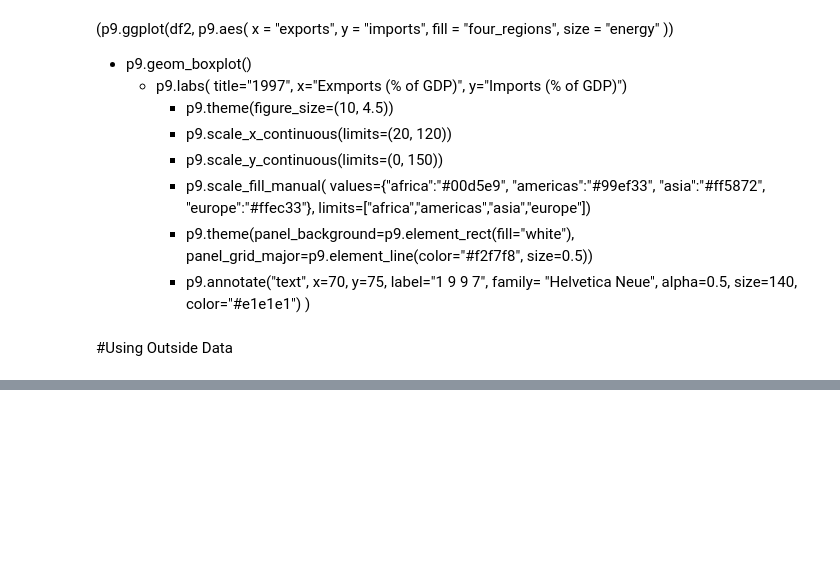
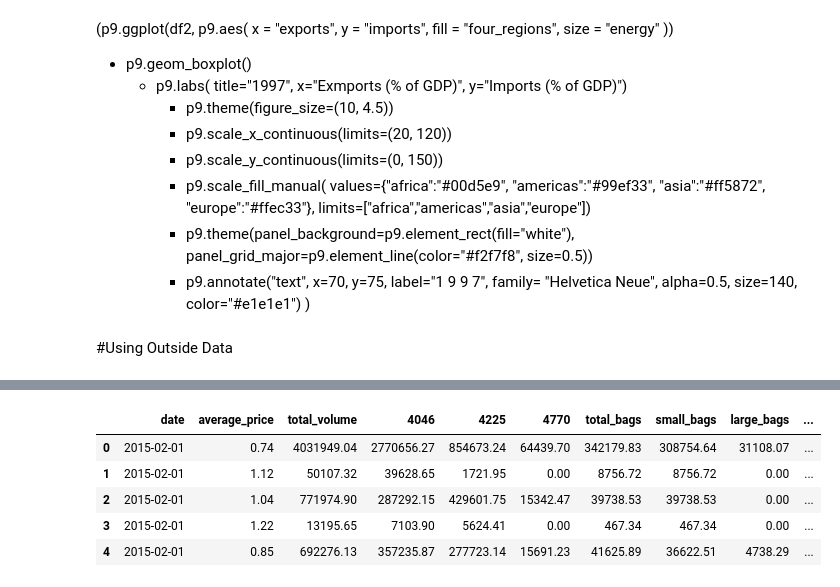
Before and after one commit to PharaohPooh/GSB_544, a Jupyter notebook: Week_2/Lab_2_Avocado_Prices/Lab_2_Avocado_Prices.ipynb, the cells around one changed output, grey strips where cells are left out. Cells and saved outputs as stored; diff of their text form; code cells hidden in the pictures; blank space fills up the shorter version.

```diff
--- a/Week_2/Lab_2_Avocado_Prices/Lab_2_Avocado_Prices.ipynb
+++ b/Week_2/Lab_2_Avocado_Prices/Lab_2_Avocado_Prices.ipynb
@@ -256,0 +259,4 @@ p9.aes(
+# %%
+#Import the data and Pivot wide to long
+df_home_prices = pd.read_csv("med_sale_price.csv")
+df_home_prices.head()
@@ -256,0 +270,3 @@ p9.aes(
+# %%
+long_home_prices = df_home_prices.melt(id_vars=['city'], var_name='month_year', value_name='median_sale_price')
+long_home_prices.head()
@@ -256,0 +316,11 @@ p9.aes(
+# %%
+#Update the data by joining housing data on avocado data
+df_ca_avo_home = df_arc_ca.merge(long_home_prices, on=["city","year","month"])
+df_ca_avo_home.head()
+# %% [output]
+|  | date | average_price | total_volume | 4046 | 4225 | 4770 | total_bags | small_bags | large_bags | ... |
+| 0 | 2015-02-01 | 0.74 | 4031949.04 | 2770656.27 | 854673.24 | 64439.70 | 342179.83 | 308754.64 | 31108.07 | ... |
+| 1 | 2015-02-01 | 1.12 | 50107.32 | 39628.65 | 1721.95 | 0.00 | 8756.72 | 8756.72 | 0.00 | ... |
+| 2 | 2015-02-01 | 1.04 | 771974.90 | 287292.15 | 429601.75 | 15342.47 | 39738.53 | 39738.53 | 0.00 | ... |
+| 3 | 2015-02-01 | 1.22 | 13195.65 | 7103.90 | 5624.41 | 0.00 | 467.34 | 467.34 | 0.00 | ... |
+| 4 | 2015-02-01 | 0.85 | 692276.13 | 357235.87 | 277723.14 | 15691.23 | 41625.89 | 36622.51 | 4738.29 | ... |
```
Also changed, not shown: parts of 12 cells of this notebook, 3 other files.
